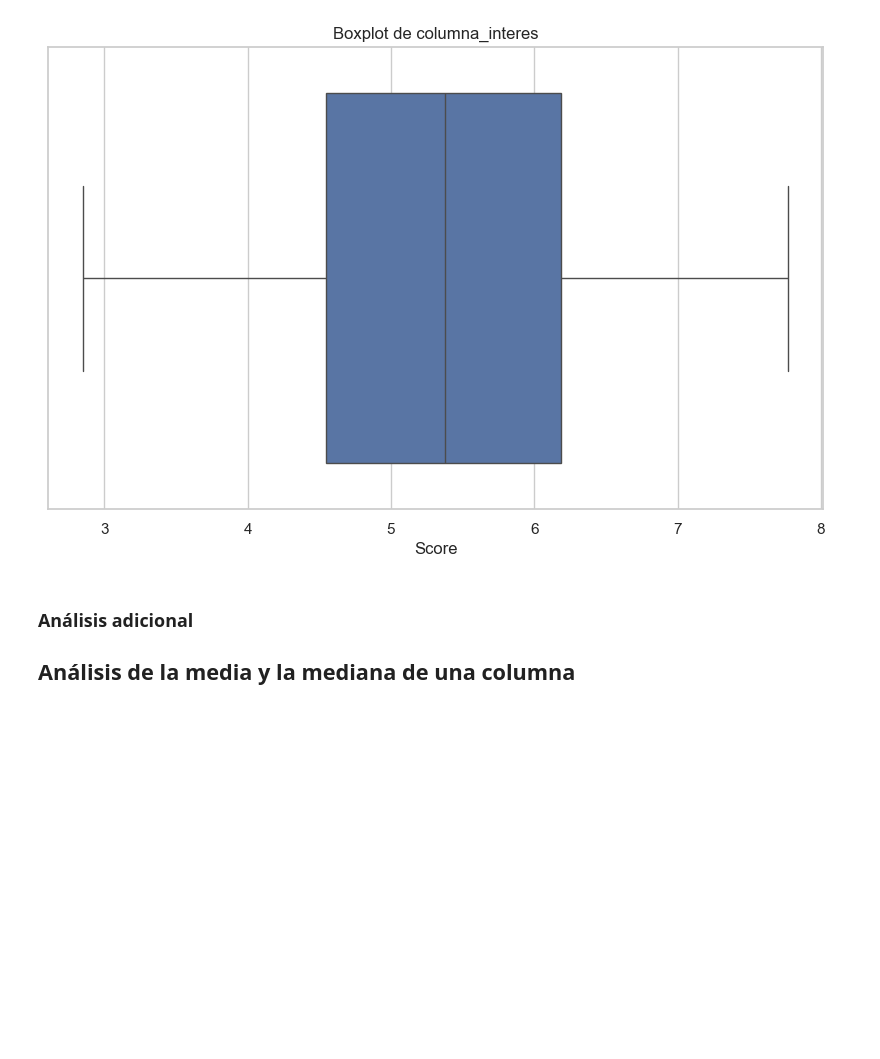
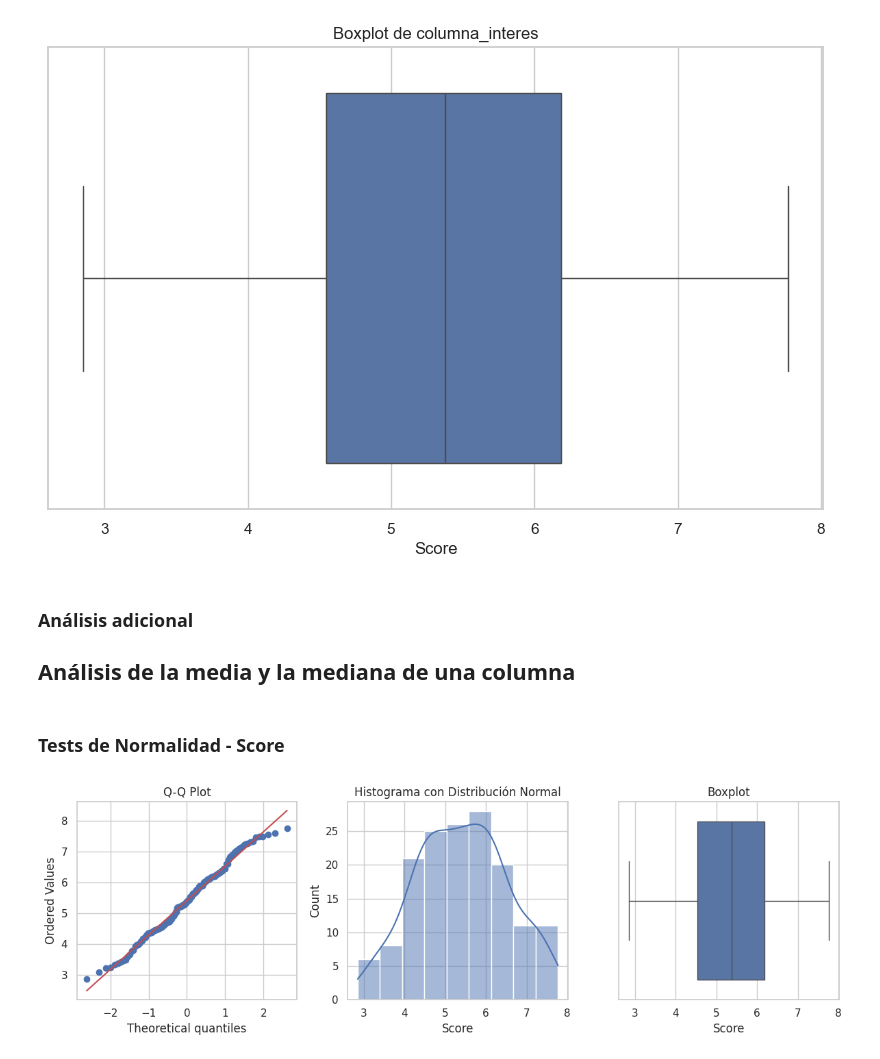
Before and after one commit to Javi111003/Happinness-World-Ranking-Stats, a Jupyter notebook: main.ipynb, the cells around one changed output. Drawn from its saved outputs; the diff is of its cells as text; code cells hidden in the pictures; blank space fills up the shorter version.

Commit message:
feat: Test de Normalidad y Pruebas de Hipotesis

```diff
--- a/main.ipynb
+++ b/main.ipynb
@@ -279,3 +280,79 @@ mean_value = df['Score'].mean()
 median_value = df['Score'].median()
 print(f'Media de columna_interes: {mean_value}')
 print(f'Mediana de columna_interes: {median_value}')
+# %% [markdown]
+### Tests de Normalidad - Score
+# %%
+df = pd.read_csv('2019.csv')
+# Cargar los datos
+scores = df['Score']
+
+# 1. Test de Shapiro-Wilk (el más potente para muestras pequeñas)
+shapiro_test = stats.shapiro(scores)
+
+# 2. Test de Anderson-Darling
+anderson_test = stats.anderson(scores, dist='norm')
+
+# Visualizaciones para evaluar normalidad
+
+# 4. Q-Q Plot (Gráfico Cuantil-Cuantil)
+plt.figure(figsize=(12, 4))
+
+plt.subplot(131)
+stats.probplot(scores, plot=plt)
+plt.title('Q-Q Plot')
+
+# 5. Histograma con curva normal
+plt.subplot(132)
+sns.histplot(scores, kde=True)
+plt.title('Histograma con Distribución Normal')
+
+# 6. Boxplot
+plt.subplot(133)
+sns.boxplot(x=scores)
+plt.title('Boxplot')
+
+plt.tight_layout()
+plt.show()
+
+# Imprimir resultados de los tests
+print("Test de Shapiro-Wilk:")
+print(f"Estadístico: {shapiro_test.statistic:.4f}")
+print(f"P-valor: {shapiro_test.pvalue:.4f}")
+
+print("\nTest de Anderson-Darling:")
+print("Estadísticos críticos:")
+for i in range(len(anderson_test.critical_values)):
+    sig_level = anderson_test.significance_level[i]
+    crit_val = anderson_test.critical_values[i]
+    print(f"Nivel de significancia {sig_level}%: Valor crítico = {crit_val:.4f}")
+print(f"Estadístico: {anderson_test.statistic:.4f}")
+
+# Interpretación
+
+# Shapiro-Wilk
+print("\n--- Interpretación Shapiro-Wilk ---")
+if shapiro_test.pvalue > alpha:
+    print("Los datos parecen seguir una distribución normal según Shapiro-Wilk")
+else:
+    print("Los datos NO parecen seguir una distribución normal según Shapiro-Wilk")
+
+# Anderson-Darling
+print("\n--- Interpretación Anderson-Darling ---")
+print(f"Estadístico A: {anderson_test.statistic:.4f}")
+
+# Comparar con valores críticos
+print("\nValores críticos:")
+for i in range(len(anderson_test.critical_values)):
+    sig_level = anderson_test.significance_level[i]
+    crit_val = anderson_test.critical_values[i]
+
+    print(f"Nivel de significancia {sig_level}%:")
+    print(f"  Valor crítico: {crit_val:.4f}")
+
+    if anderson_test.statistic < crit_val:
+        print(f"  ✅ No se rechaza normalidad al {sig_level}%")
+    else:
+        print(f"  ❌ Se rechaza normalidad al {sig_level}%")
+# %% [output]
+[figure, added]
```
Also changed, not shown: parts of 11 cells of this notebook.
